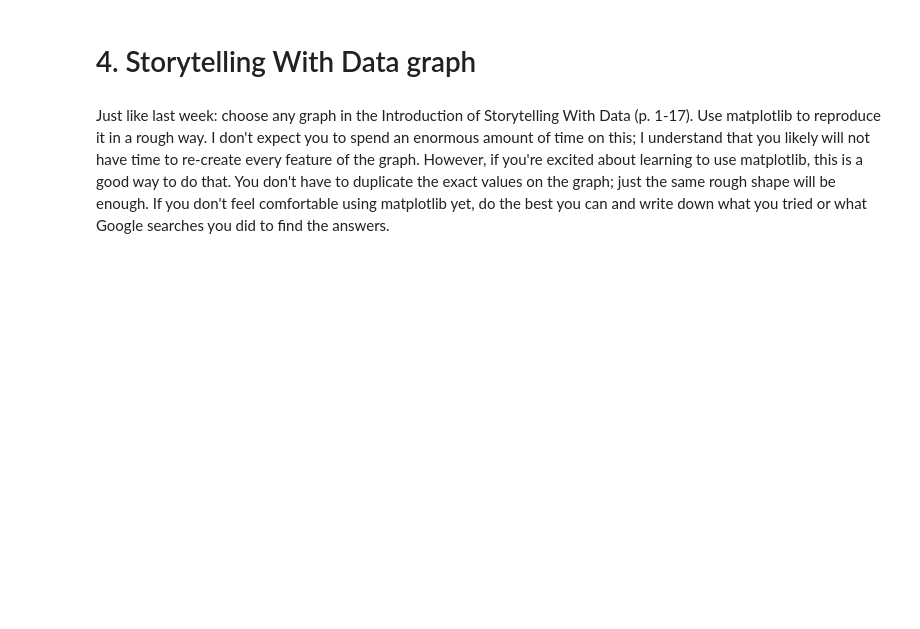
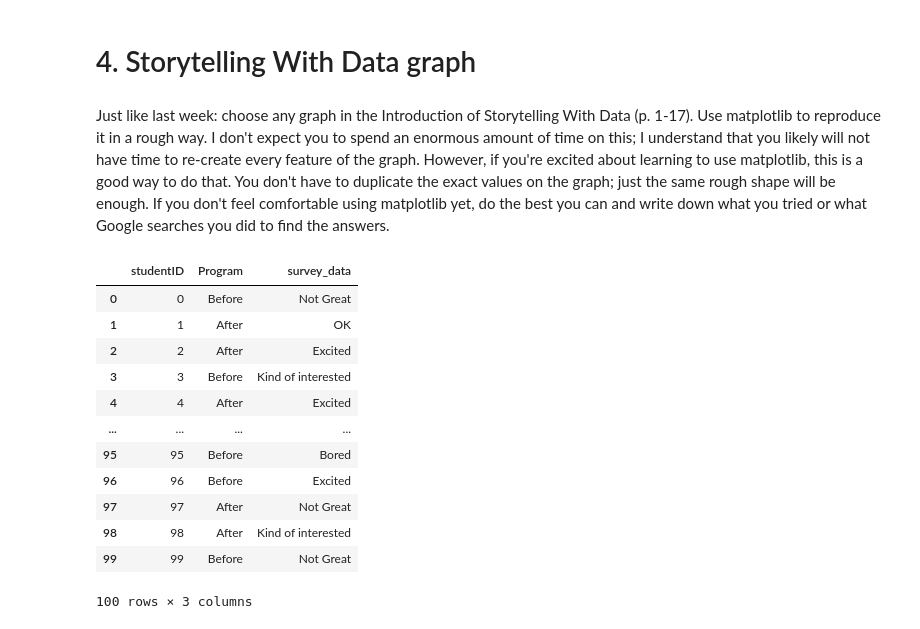
Before and after one commit to Jbaner/Module-B-semester-2, a Jupyter notebook: Week2.ipynb, the cells around one changed output. Drawn from its saved outputs; the diff is of its cells as text; code cells hidden in the pictures; blank space fills up the shorter version.

```diff
--- a/Week2.ipynb
+++ b/Week2.ipynb
@@ -247,3 +256,26 @@ Name: proportion, dtype: float64
 # 4. Storytelling With Data graph
 # %% [markdown]
 Just like last week: choose any graph in the Introduction of Storytelling With Data (p. 1-17). Use matplotlib to reproduce it in a rough way. I don't expect you to spend an enormous amount of time on this; I understand that you likely will not have time to re-create every feature of the graph. However, if you're excited about learning to use matplotlib, this is a good way to do that. You don't have to duplicate the exact values on the graph; just the same rough shape will be enough.  If you don't feel comfortable using matplotlib yet, do the best you can and write down what you tried or what Google searches you did to find the answers.
+# %%
+#Generating Data for Figure 0.5 Example 2 (Storytelling with data)
+num_students = 100
+np.random.seed(0)
+df_survey = pd.DataFrame(columns = ["studentID"])
+df_survey["studentID"] = [str(x) for x in np.arange(num_students)]
+df_survey["Program"] = np.random.choice(["Before","After"], size = num_students)
+df_survey["survey_data"] = np.random.choice(["Bored", "Not Great", "OK", "Kind of interested", " Excited"], size = num_students)
+df_survey
+# %% [output]
+|  | studentID | Program | survey_data |
+| 0 | 0 | Before | Not Great |
+| 1 | 1 | After | OK |
+| 2 | 2 | After | Excited |
+| 3 | 3 | Before | Kind of interested |
+| 4 | 4 | After | Excited |
+| ... | ... | ... | ... |
+| 95 | 95 | Before | Bored |
+| 96 | 96 | Before | Excited |
+| 97 | 97 | After | Not Great |
+| 98 | 98 | After | Kind of interested |
+| 99 | 99 | Before | Not Great |
+100 rows × 3 columns
```
Also changed, not shown: parts of 1 cell of this notebook.
